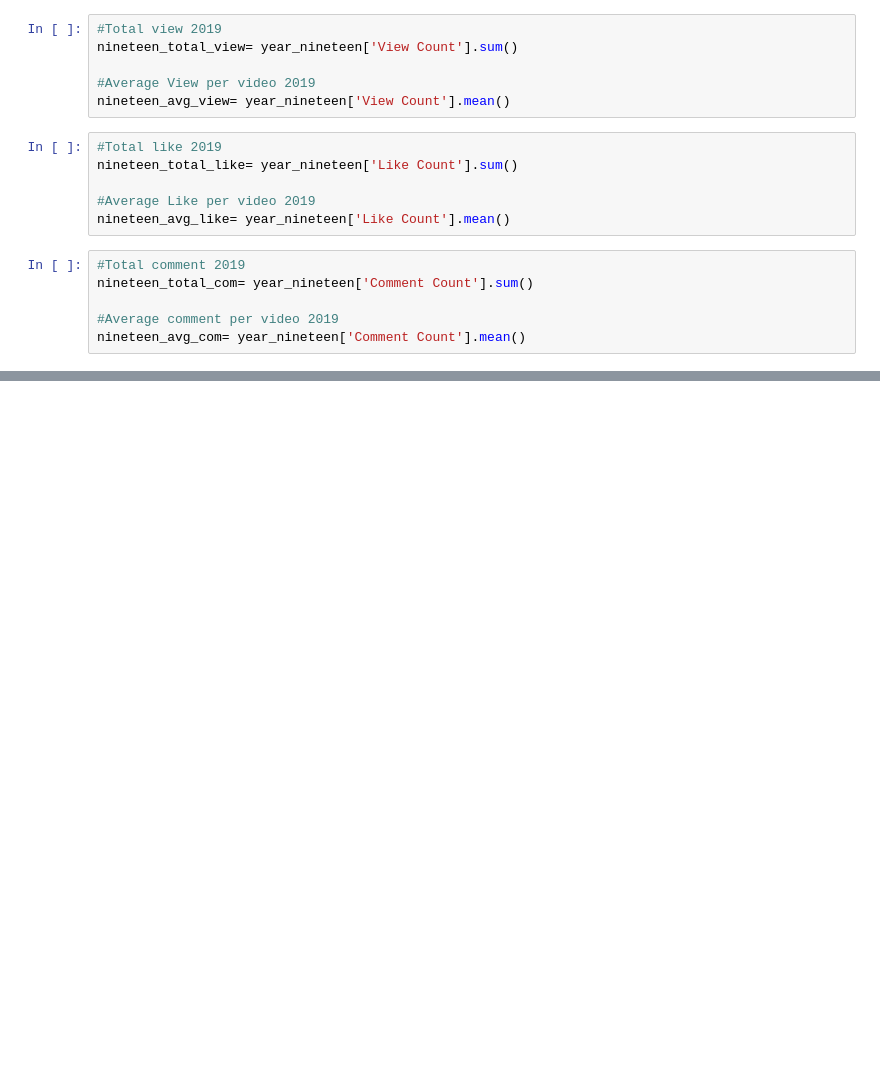
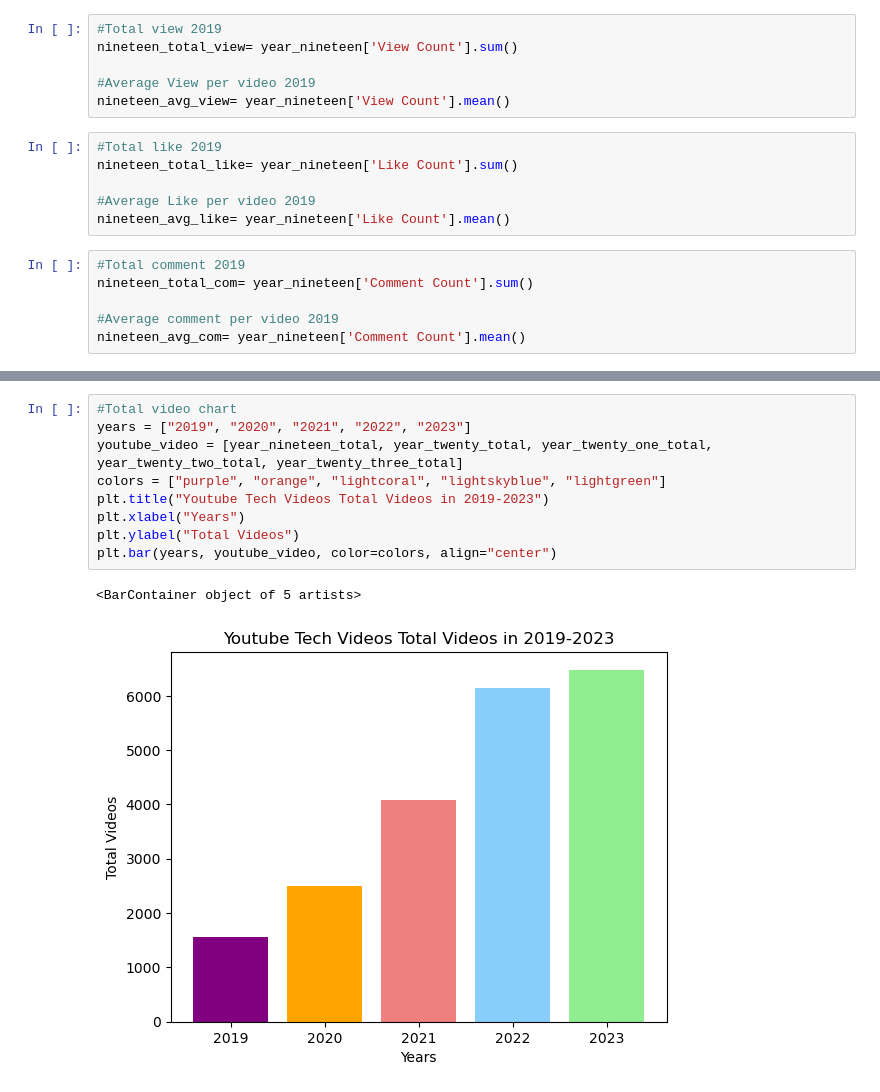
Before and after one commit to AhldenBrough/Covid-vs-Tech-Careers, a Jupyter notebook: youtube video analysis.ipynb, the cells around one changed output, grey strips where cells are left out. Drawn from its saved outputs; the diff is of its cells as text; blank space fills up the shorter version.

```diff
--- a/youtube video analysis.ipynb
+++ b/youtube video analysis.ipynb
@@ -224,0 +392,12 @@ total_summary
+# %%
+#Total video chart
+years = ["2019", "2020", "2021", "2022", "2023"]
+youtube_video = [year_nineteen_total, year_twenty_total, year_twenty_one_total, year_twenty_two_total, year_twenty_three_total]
+colors = ["purple", "orange", "lightcoral", "lightskyblue", "lightgreen"]
+plt.title("Youtube Tech Videos Total Videos in 2019-2023")
+plt.xlabel("Years")
+plt.ylabel("Total Videos")
+plt.bar(years, youtube_video, color=colors, align="center")
+# %% [output]
+<BarContainer object of 5 artists>
+[figure, added]
```
Also changed, not shown: parts of 23 cells of this notebook.
